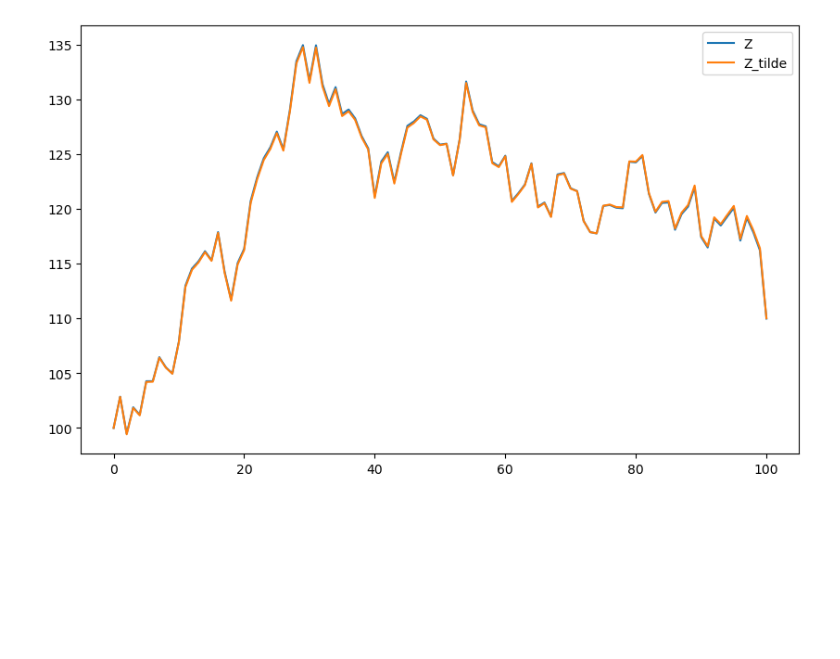
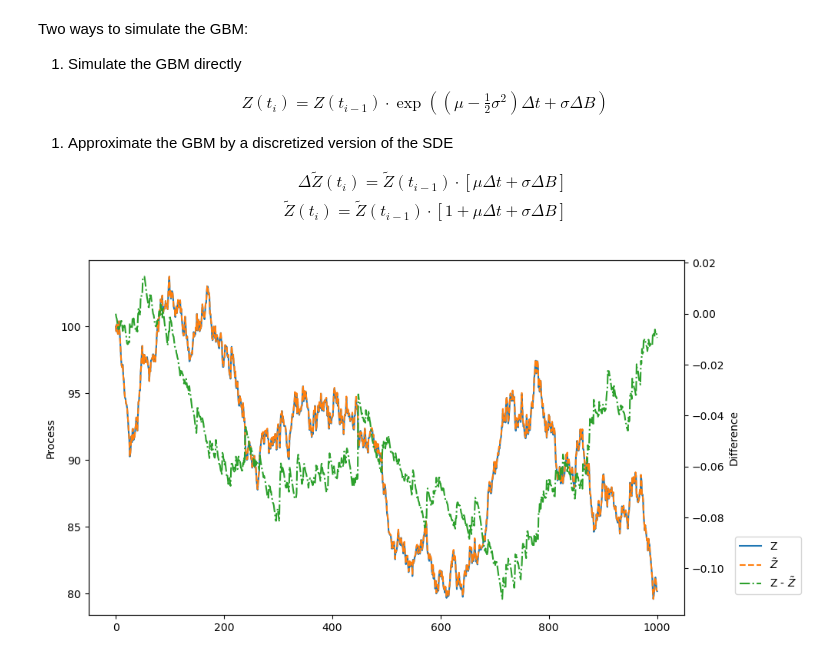
Before and after one commit to zhenqihu/DerPricing, a Jupyter notebook: hw1_q7.ipynb, the cells around one changed output. Saved outputs shown, nothing was run; the diff lists cells and outputs as text; code cells hidden in the pictures; blank space fills up the shorter version.

```diff
--- a/hw1_q7.ipynb
+++ b/hw1_q7.ipynb
@@ -6,28 +7,60 @@ plt.rcParams["figure.figsize"] = (10, 6) #set default figure size
 # %%
-rng = np.random.default_rng() # random generator
-
+# parameters
+N = 1000 # number of steps
 Z0 = 100 # initial value
 mu = 0.05 # drift
 sigma = 0.2 # volatility
 T = 1 # time horizon
-n = 100 # number of steps
-dt = T / n # time step
+dt = T / N # time step
+# %% [markdown]
+Two ways to simulate the GBM:
+1. Simulate the GBM directly
+
+\begin{align*}
+Z(t_i) = Z(t_{i-1}) \cdot \exp\left(\left(\mu - \frac{1}{2}\sigma^2\right)\Delta t + \sigma \Delta B\right)
+\end{align*}
+
+1. Approximate the GBM by a discretized version of the SDE
+
+\begin{align*}
+\Delta \tilde{Z}(t_i) = \tilde{Z}(t_{i-1}) \cdot \left[ \mu \Delta t + \sigma \Delta B \right] \\
+\tilde{Z}(t_i) = \tilde{Z}(t_{i-1}) \cdot \left[1 + \mu \Delta t + \sigma \Delta B\right]
+\end{align*}
 # %%
-B = np.zeros(n + 1)
-B[0] = 0
-Z = np.zeros(n + 1)
+# simulate the two process
+Z = np.zeros(N + 1)
 Z[0] = Z0
-Z_tilde = np.zeros(n + 1)
+
+Z_tilde = np.zeros(N + 1)
 Z_tilde[0] = Z0
 
-for i in range(n):
+# for loop version
+"""
+for i in range(N):
     dB = rng.standard_normal() * np.sqrt(dt)
     Z_tilde[i + 1] = Z_tilde[i] * (1 + mu * dt + sigma * dB)
     Z[i + 1] = Z[i] * np.exp((mu - 0.5 * sigma ** 2) * dt + sigma * dB)
+"""
 
-plt.plot(Z)
-plt.plot(Z_tilde)
-plt.legend(["Z", "Z_tilde"])
-plt.show()
+# vectorized version
+dB = rng.standard_normal(N) * np.sqrt(dt)
+Z[1:] = Z[0] * np.cumprod(np.exp((mu - 0.5 * sigma ** 2) * dt + sigma * dB))
+Z_tilde[1:] = Z_tilde[0] * np.cumprod(1 + mu * dt + sigma * dB)
+
+# difference
+diff = Z - Z_tilde
-# %% [output]
-[figure, removed]
+# %%
+# plot
+fig, ax1 = plt.subplots()
+lnsZ = ax1.plot(Z, color="C0", linestyle="-")
+lnsZ_t = ax1.plot(Z_tilde, color="C1", linestyle="--")
+ax1.set_ylabel("Process", color="k")
+ax2 = ax1.twinx()
+lnsdiff = ax2.plot(diff, color="C2", linestyle="-.")
+ax2.set_ylabel("Difference", color="k")
+lns = lnsZ + lnsZ_t + lnsdiff
+ax1.legend(lns, ["Z", r"$\tilde{Z}$", r"Z - $\tilde{Z}$"],
+           bbox_to_anchor=(1.05, 0), loc=3, borderaxespad=2)
+plt.show()
+# %% [output]
+[figure, added]
```
Also changed, not shown: parts of 1 cell of this notebook, 1 other file.
